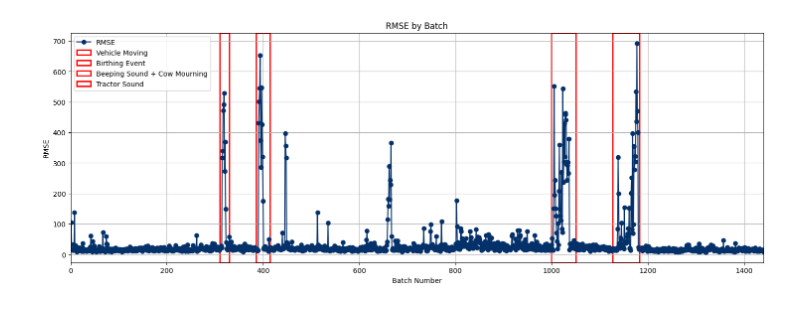
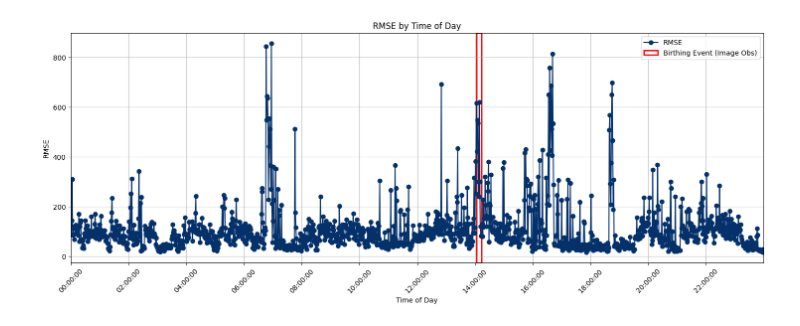
Before and after one commit to PG-9-9/Calf, a Jupyter notebook: Audio/Audio_Work_AE/helpers/number_of_files.ipynb, the cells around one changed output. Cells and saved outputs as stored; diff of their text form; code cells hidden in the pictures.

```diff
--- a/Audio/Audio_Work_AE/helpers/number_of_files.ipynb
+++ b/Audio/Audio_Work_AE/helpers/number_of_files.ipynb
@@ -285,73 +315,77 @@ plot_rmse(batch_numbers,rmse_values)
 import matplotlib.pyplot as plt
 import matplotlib.patches as patches
 import os
+from datetime import datetime, timedelta
 
-# def read_rmse_from_file(input_file):
-#     batch_numbers = []
-#     rmse_values = []
-#     with open(input_file, 'r') as file:
-#         next(file)  # Skip header line
-#         for line in file:
-#             batch_number, rmse = line.strip().split(',')
-#             batch_numbers.append(int(batch_number))
-#             rmse_values.append(float(rmse))
-#     return batch_numbers, rmse_values
 def read_rmse_from_file(input_file):
     batch_numbers = []
     rmse_values = []
     with open(input_file, 'r') as file:
         next(file)  # Skip header line
         for line in file:
             batch_number, rmse = line.strip().split(',')
             batch_numbers.append(int(batch_number))
             rmse_values.append(float(rmse))
     # Sort by batch_numbers along with rmse_values
     sorted_pairs = sorted(zip(batch_numbers, rmse_values), key=lambda x: x[0])
     sorted_batch_numbers, sorted_rmse_values = zip(*sorted_pairs)  # Unzip pairs
     return sorted_batch_numbers, sorted_rmse_values
 
-def plot_rmse(batch_numbers, rmse_values, batch_ranges,evaluation_directory,file):
+def convert_batches_to_time(batch_numbers):
+    start_time = datetime.combine(datetime.today(), datetime.min.time())
+    time_labels = [(start_time + timedelta(minutes=batch - int(batch_numbers[0]))).strftime('%H:%M:%S') for batch in batch_numbers]
+    return time_labels
+
+def plot_rmse(batch_numbers, rmse_values, batch_ranges, output_img_path):
     plt.figure(figsize=(18, 6))
 
+    # Convert batch numbers to time format for the x-axis
+    time_labels = convert_batches_to_time(batch_numbers)
+
     # Plot RMSE line
-    plt.plot(batch_numbers, rmse_values, marker='o', linestyle='-', color='#04316A', label='RMSE')
+    plt.plot(time_labels, rmse_values, marker='o', linestyle='-', color='#04316A', label='RMSE')
 
     ax = plt.gca()
-    for start, end, title in batch_ranges:
-        # Calculate rectangle position and width based on actual batch numbers
-        rect_x = start
-        rect_width = end - start
 
-        # Determine ymin and ymax for the rectangle to span the full y-axis range
-        ymin, ymax = ax.get_ylim()
+    # Set specific x-ticks for every two hours
+    tick_spacing = 120  # Each tick represents 120 minutes (2 hours)
+    ticks = [time_labels[i] for i in range(0, len(time_labels), tick_spacing)]
+    plt.xticks(ticks=ticks, labels=ticks, rotation=45)
 
-        # Add rectangle
-        rect = patches.Rectangle((rect_x, ymin), rect_width, ymax - ymin, linewidth=2, edgecolor='r', facecolor='none', label=title)
+    for start, end, title, color in batch_ranges:  # Unpack including color
+        start_time_label = time_labels[start - int(batch_numbers[0])]
+        end_time_label = time_labels[end - int(batch_numbers[0])]
+        start_index = time_labels.index(start_time_label)
+        end_index = time_labels.index(end_time_label)
+        # Add rectangle with specific color
+        rect = patches.Rectangle((start_index, ax.get_ylim()[0]), end_index - start_index, ax.get_ylim()[1] - ax.get_ylim()[0], linewidth=2, edgecolor=color, facecolor='none', label=title)
         ax.add_patch(rect)
 
-    # Update x-axis to match the range of batch numbers
-    plt.xlim(min(batch_numbers), max(batch_numbers))
+    plt.xlim(0, len(time_labels) - 1)
 
-    plt.title('RMSE by Batch')
-    plt.xlabel('Batch Number')
+    plt.title('RMSE by Time of Day')
+    plt.xlabel('Time of Day')
     plt.ylabel('RMSE')
     plt.grid(True)
     plt.legend()
-    plt.savefig(os.path.join(evaluation_directory, f"{file}_rmse.png"))
-
+    plt.savefig(output_img_path)
     plt.show()
 
+# Plot
 
-# Plot
-txt_filepath = '/home/woody/iwso/iwso122h/Calf_Detection/Audio/Audio_Work_AE/View_Files/Debug_v7/misc/09_Oct_rmse_values.txt'
+
+date = '11_Dec'
+size = "normal"
+evaluation_directory = '/home/woody/iwso/iwso122h/Calf_Detection/Audio/Audio_Work_AE/View_Files/Debug_v7/misc_3/'
+
+txt_filepath = os.path.join(evaluation_directory,f"{date}_rmse_values.txt")
+output_img_path=os.path.join(evaluation_directory,f"{date}_{size}_rmse.png")
+
 batch_numbers, rmse_values = read_rmse_from_file(txt_filepath)
-batch_ranges = [[310, 330, "Vehicle Moving"],[385,414,"Birthing Event"],[1000, 1050, "Beeping Sound + Cow Mourning"],[1127,1182,"Tractor Sound"]]
-
-evaluation_directory='/home/woody/iwso/iwso122h/Calf_Detection/Audio/Audio_Work_AE/View_Files/Debug_v7/misc/'
-file='09_normal'
-plot_rmse(batch_numbers, rmse_values, batch_ranges,evaluation_directory,file)
+batch_ranges = [[5163, 5173, "Birthing Event (Image Obs)",'red']]
+plot_rmse(batch_numbers, rmse_values, batch_ranges, output_img_path)
 # %% [output]
-[figure, old version]
+[figure, new version]
 # %%
 import numpy as np
 import matplotlib.pyplot as plt
```
Also changed, not shown: parts of 13 cells of this notebook, 12 other files.
